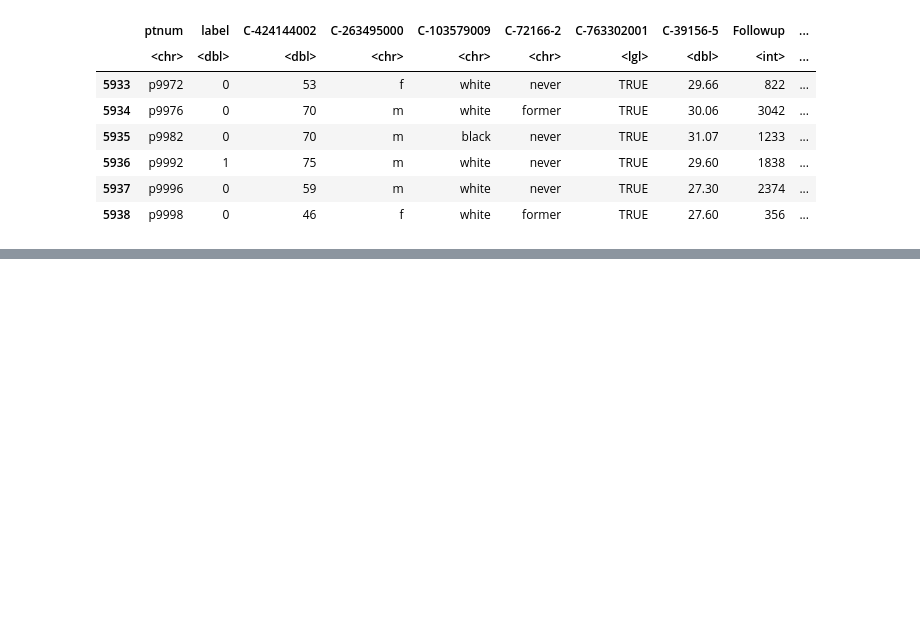
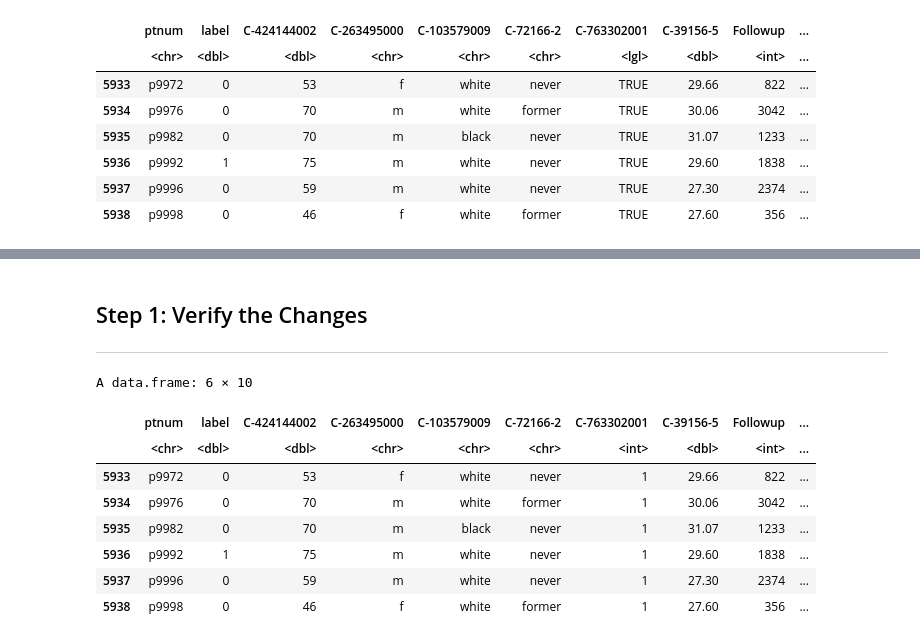
Before and after one commit to gerard-ompad/Artificial_intelligence_and_Big_Data_for_Pharmacoepidemiology, a Jupyter notebook: Answer_to_Exercise_1.ipynb, the cells around one changed output, grey strips where cells are left out. Saved outputs shown, nothing was run; the diff lists cells and outputs as text; code cells hidden in the pictures; blank space fills up the shorter version.

```diff
--- a/Answer_to_Exercise_1.ipynb
+++ b/Answer_to_Exercise_1.ipynb
@@ -179,0 +197,15 @@ Stratify data, balance classes, and ensure fair sampling.
+# %% [markdown]
+## Step 1: Verify the Changes
+----
+# %%
+tail(Df_regression_unique)
+# %% [output]
+A data.frame: 6 × 10
+|  | ptnum | label | C-424144002 | C-263495000 | C-103579009 | C-72166-2 | C-763302001 | C-39156-5 | Followup | ... |
+|  | <chr> | <dbl> | <dbl> | <chr> | <chr> | <chr> | <int> | <dbl> | <int> | ... |
+| 5933 | p9972 | 0 | 53 | f | white | never | 1 | 29.66 | 822 | ... |
+| 5934 | p9976 | 0 | 70 | m | white | former | 1 | 30.06 | 3042 | ... |
+| 5935 | p9982 | 0 | 70 | m | black | never | 1 | 31.07 | 1233 | ... |
+| 5936 | p9992 | 1 | 75 | m | white | never | 1 | 29.60 | 1838 | ... |
+| 5937 | p9996 | 0 | 59 | m | white | never | 1 | 27.30 | 2374 | ... |
+| 5938 | p9998 | 0 | 46 | f | white | former | 1 | 27.60 | 356 | ... |
```
Also changed, not shown: parts of 17 cells of this notebook.
